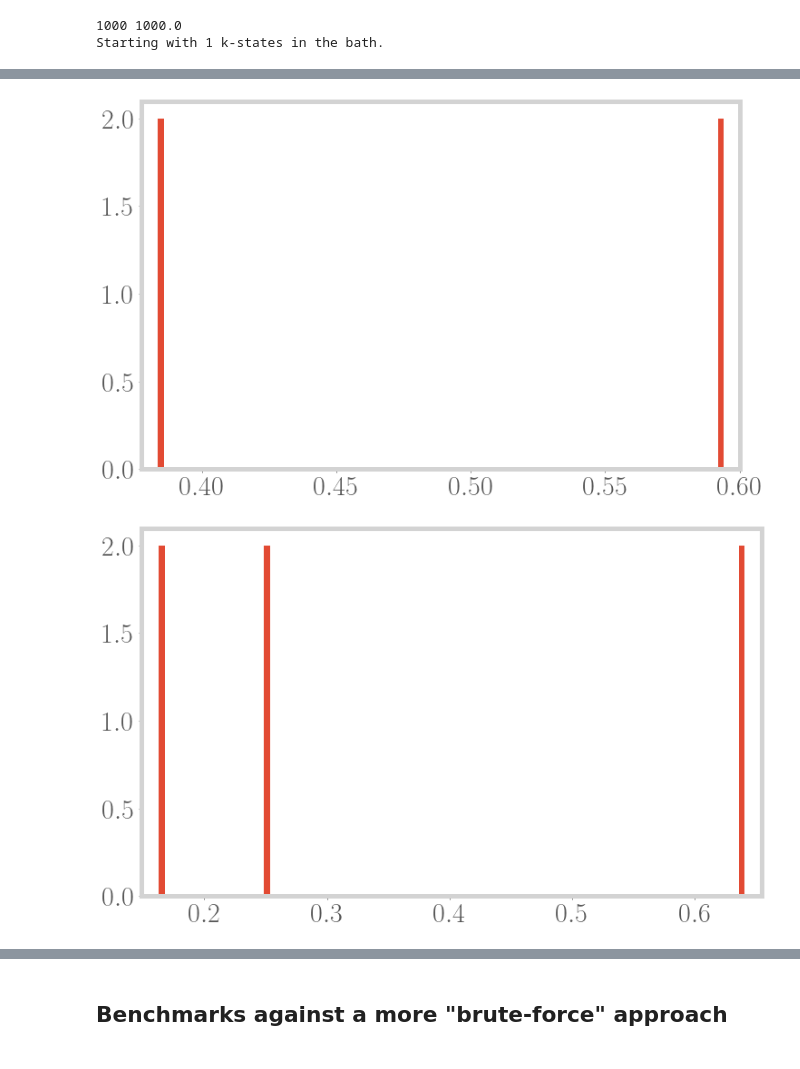
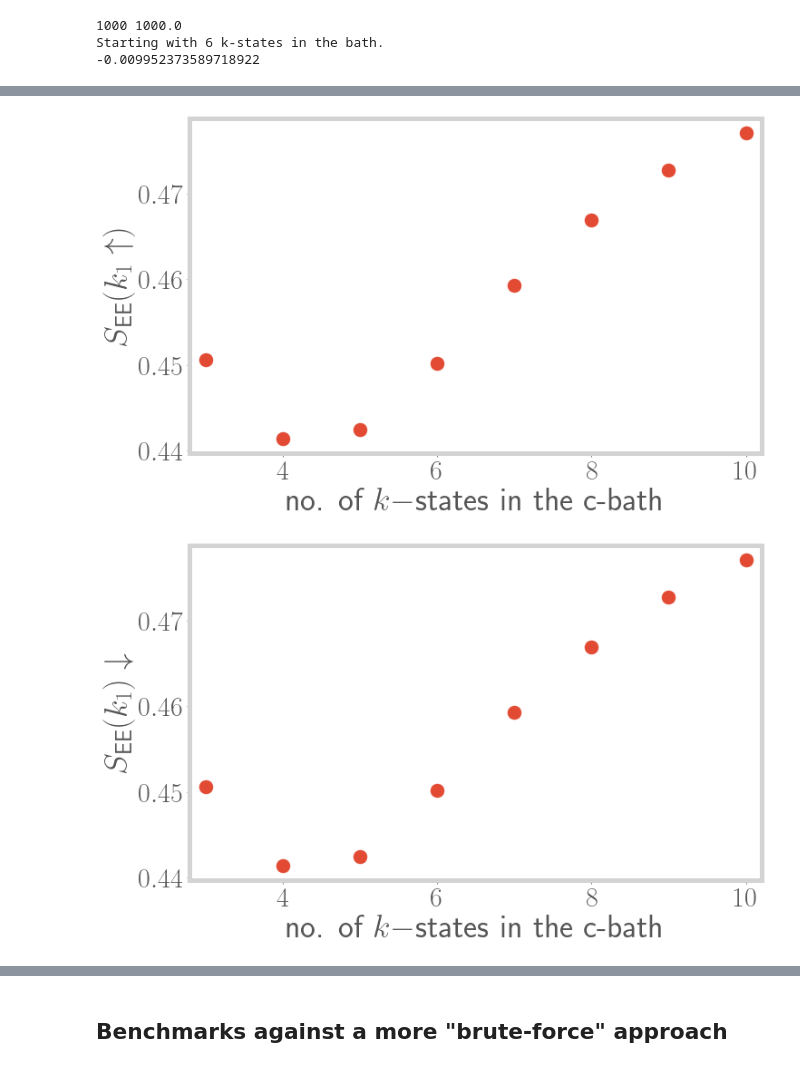
Before and after one commit to abhirup-m/Wavefunction-MERG, a Jupyter notebook: TensorNetworkMERG-unstable.ipynb, the cells around one changed output, grey strips where cells are left out. Cells and saved outputs as stored; diff of their text form; code cells hidden in the pictures.

```diff
--- a/TensorNetworkMERG-unstable.ipynb
+++ b/TensorNetworkMERG-unstable.ipynb
@@ -350,12 +422,12 @@ def get_Qtemp_perstep(args):
 
     return np.log(abs(rho_reduced[1][1] / rho_reduced[0][0]))
 # %%
-# computations = get_tensorRG(0.25, 1, 2, [['VNE', [1], r"$S_\text{EE}(k_1)$", "VNE_k.pdf"],
-#                                          ['I2', [[0], [1,2]], r"$I_2(d:k_1)$", "I2_dk.pdf"],
-#                                          ['I2', [[3,4], [1,2]], r"$I_2(k_2:k_1)$", "I2_kk.pdf"],
-#                                         ])
-computations = get_tensorRG(0.25, 1, 10, [['distribution', [], r"variance", "variance.pdf"],
-                                        ])
+computations = get_tensorRG(0.1, 3, 7, ['h', 'p'], [
+    ['elements_rhok', [1, 2], r"elements", "rhok.pdf"],
+    ['VNE', [1], r"$S_\text{EE}(k_1\uparrow)$", "VNE_kup.pdf"],
+    ['VNE', [2], r"$S_\text{EE}(k_1)\downarrow$", "VNE_kdn.pdf"],
+])
 # %% [output]
 1000 1000.0
-Starting with 1 k-states in the bath.
+Starting with 6 k-states in the bath.
+-0.009952373589718922
@@ -363,2 +435,2 @@ Starting with 1 k-states in the bath.
-[figure, old version]
+[figure, new version]
-[figure, old version]
+[figure, new version]
```
Also changed, not shown: parts of 3 cells of this notebook, 10 other files.
